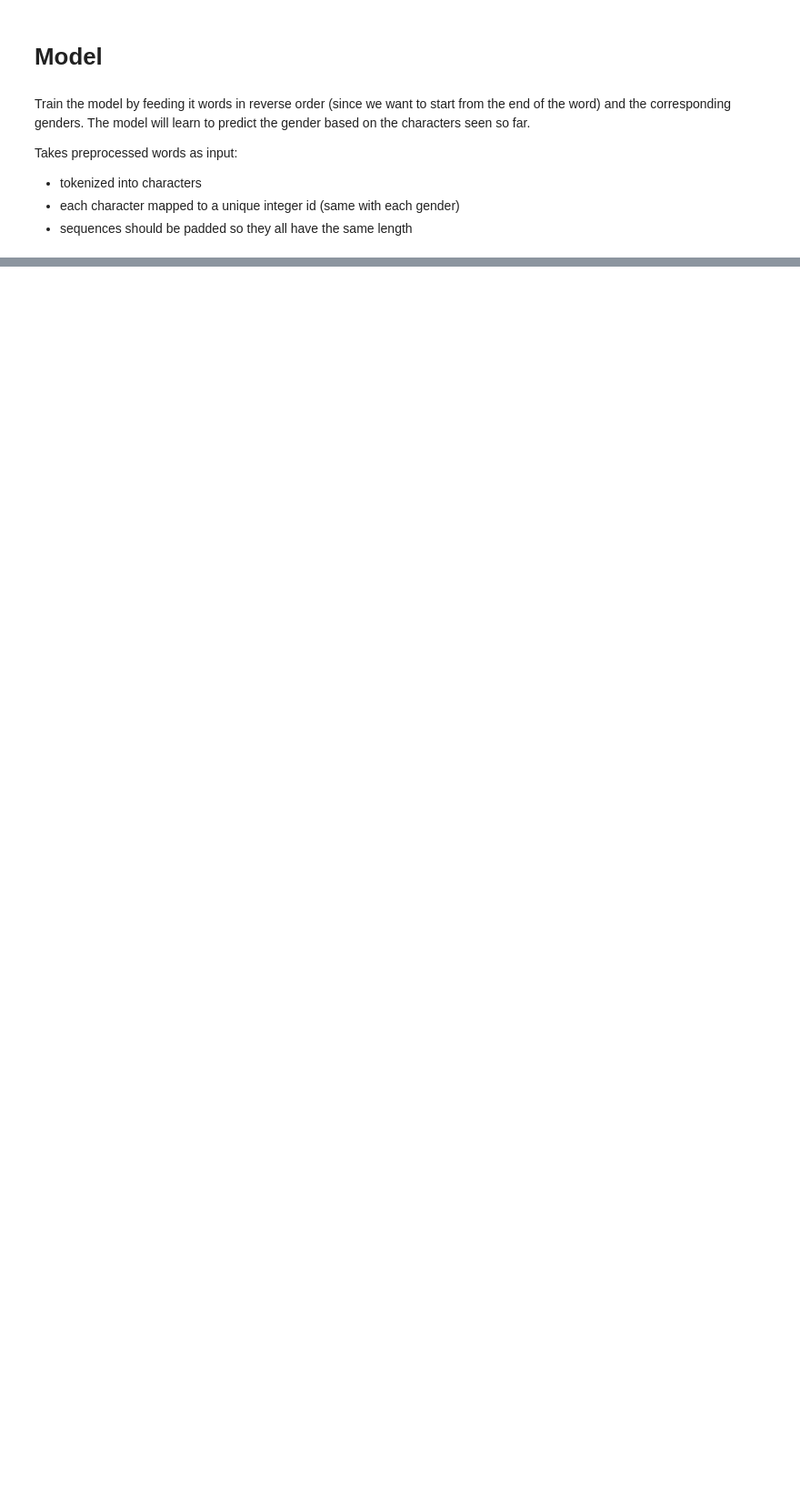
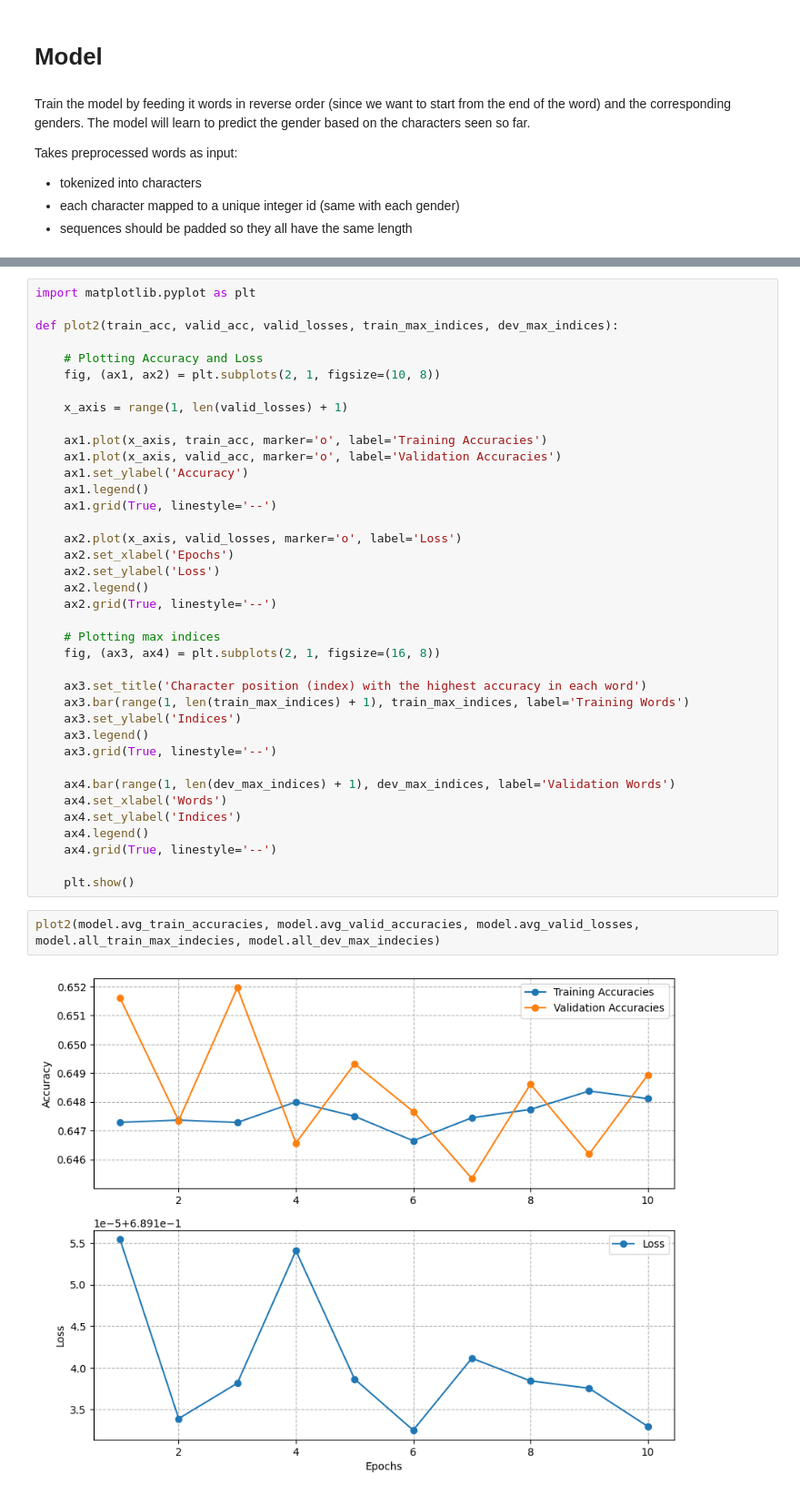
Before and after one commit to u03n0/gendered-nouns-project, a Jupyter notebook: notebooks/nazanin.ipynb, the cells around one changed output, grey strips where cells are left out. Shown: that part at 91% size. Saved outputs shown, nothing was run; the diff lists cells and outputs as text; blank space fills up the shorter version.

```diff
--- a/notebooks/nazanin.ipynb
+++ b/notebooks/nazanin.ipynb
@@ -267,0 +340,42 @@ No GPU available.
+# %%
+import matplotlib.pyplot as plt
+
+def plot2(train_acc, valid_acc, valid_losses, train_max_indices, dev_max_indices):
+
+    # Plotting Accuracy and Loss
+    fig, (ax1, ax2) = plt.subplots(2, 1, figsize=(10, 8))
+
+    x_axis = range(1, len(valid_losses) + 1)
+
+    ax1.plot(x_axis, train_acc, marker='o', label='Training Accuracies')
+    ax1.plot(x_axis, valid_acc, marker='o', label='Validation Accuracies')
+    ax1.set_ylabel('Accuracy')
+    ax1.legend()
+    ax1.grid(True, linestyle='--')
+
+    ax2.plot(x_axis, valid_losses, marker='o', label='Loss')
+    ax2.set_xlabel('Epochs')
+    ax2.set_ylabel('Loss')
+    ax2.legend()
+    ax2.grid(True, linestyle='--')
+
+    # Plotting max indices
+    fig, (ax3, ax4) = plt.subplots(2, 1, figsize=(16, 8))
+
+    ax3.set_title('Character position (index) with the highest accuracy in each word')
+    ax3.bar(range(1, len(train_max_indices) + 1), train_max_indices, label='Training Words')
+    ax3.set_ylabel('Indices')
+    ax3.legend()
+    ax3.grid(True, linestyle='--')
+
+    ax4.bar(range(1, len(dev_max_indices) + 1), dev_max_indices, label='Validation Words')
+    ax4.set_xlabel('Words')
+    ax4.set_ylabel('Indices')
+    ax4.legend()
+    ax4.grid(True, linestyle='--')
+
+    plt.show()
+# %%
+plot2(model.avg_train_accuracies, model.avg_valid_accuracies, model.avg_valid_losses, model.all_train_max_indecies, model.all_dev_max_indecies)
+# %% [output]
+[figure, added]
```
Also changed, not shown: parts of 13 cells of this notebook.
